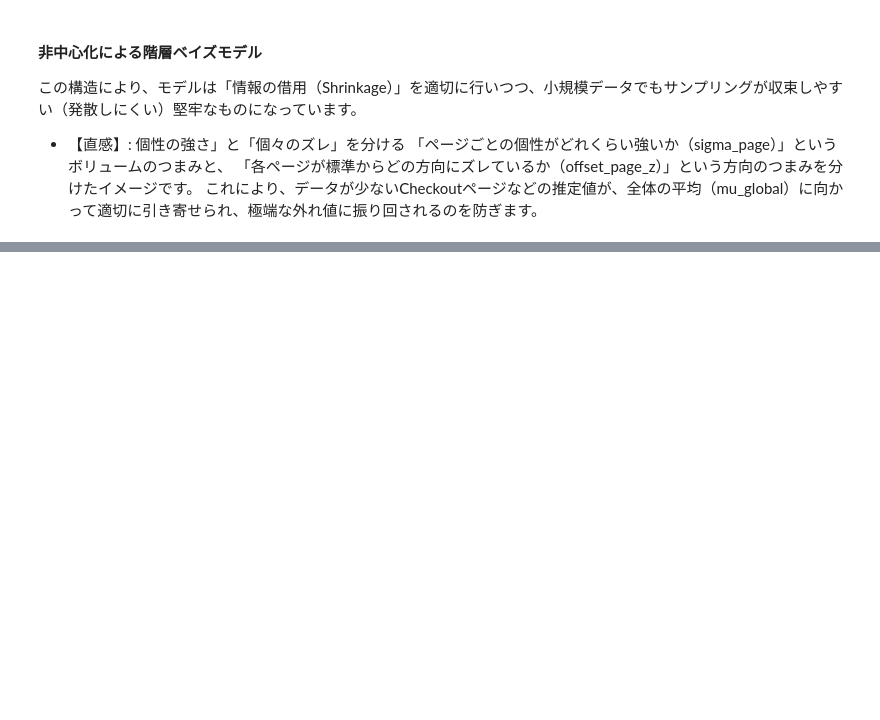
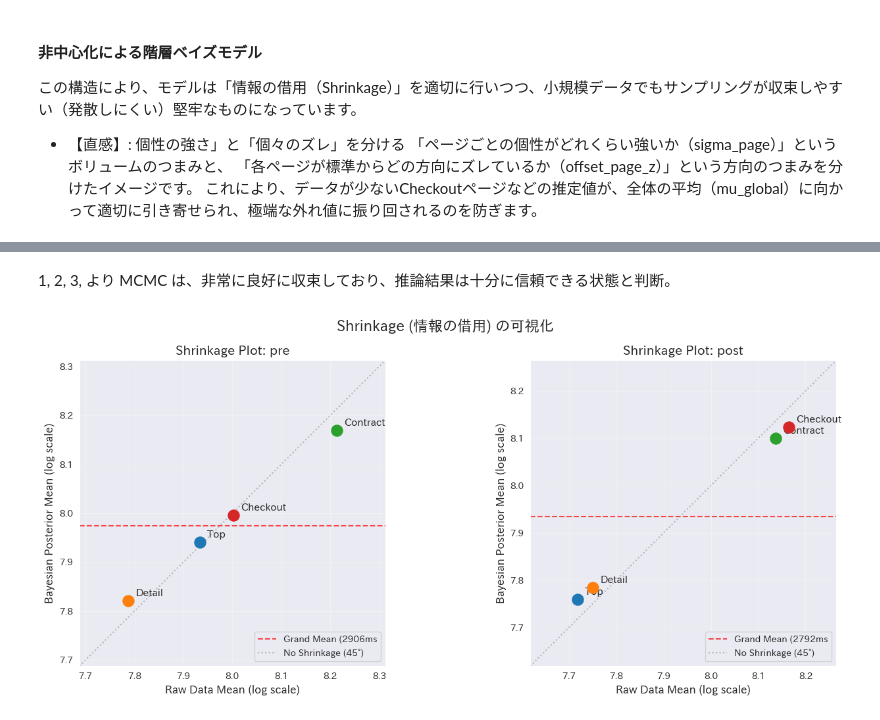
Before and after one commit to petalab-io/bayesian-iroha, a Jupyter notebook: notebooks/01_web_performance/roi_decision.ipynb, the cells around one changed output, grey strips where cells are left out. Saved outputs shown, nothing was run; the diff lists cells and outputs as text; code cells hidden in the pictures; blank space fills up the shorter version.

Commit message:
viz: Shrinkage の可視化を行う#2
情報の借用がどの程度、行われているのかイメージを掴む為。

```diff
--- a/notebooks/01_web_performance/roi_decision.ipynb
+++ b/notebooks/01_web_performance/roi_decision.ipynb
@@ -202,0 +260,64 @@ pm.model_to_graphviz(model)
+# %% [markdown]
+1, 2, 3, より MCMC は、非常に良好に収束しており、推論結果は十分に信頼できる状態と判断。
+# %%
+# --- Shrinkage (情報の借用)の可視化 ---
+
+# 1. Source-data の平均（MEL: 最尤推定に相当）
+means_raw_log = {}
+for page in pages:
+    for group in groups:
+        mask = (df["page"] == page) & (df["group"] == group)
+        means_raw_log[(page, group)] = np.log(df.loc[mask, "lcp"]).mean()
+
+# 2. 事後分布の平均（Bayes 推定値）
+mu_posterior_page = trace.posterior["mu_page"].mean(dim=["chain", "draw"])
+
+# 3. 全体の平均 (Grand Mean)
+mu_posterior_global = trace.posterior["mu_global"].mean(dim=
+                                                        ["chain", "draw"])
+
+# --- 可視化 ---
+fig, axes = plt.subplots(1, 2, figsize=(14, 6))
+colors = plt.cm.tab10.colors  # Color-Palet
+
+for i, group in enumerate(groups):
+    ax = axes[i]
+
+    # 各ページのポイント
+    for j, page in enumerate(pages):
+        # Source-data の平均（x軸） - Dict から取得
+        mean_raw = means_raw_log[(page, group)]
+
+        # Bayes推定の事後平均（y軸）
+        mean_bayes = float(mu_posterior_page.sel(page=page, group=group).values)
+
+        # Plot
+        ax.scatter(mean_raw, mean_bayes, s=150, color=colors[j], zorder=3)
+        ax.annotate(page, (mean_raw, mean_bayes), textcoords="offset points", xytext=(8, 5), fontsize=11)
+
+    # Grand Mean (全体平均)の水平線
+    mean_grand = float(mu_posterior_global.sel(group=group).values)
+    ax.axhline(mean_grand, color="red", linestyle="--", alpha=0.7, label=f"Grand Mean ({np.exp(mean_grand):.0f}ms")
+
+    # 45度線（Shrinkage なしの場合）
+    x_all = [means_raw_log[(p, group)] for p in pages]
+    y_all = [float(mu_posterior_page.sel(page=p, group=group).values) for p in pages]
+    val_min = min(x_all + y_all) - 0.1
+    val_max = max(x_all + y_all) + 0.1
+
+    ax.plot([val_min, val_max], [val_min, val_max], color="gray", linestyle=":", alpha=0.5, label="No Shrinkage (45°)")
+    ax.set_xlim(val_min, val_max)
+    ax.set_ylim(val_min, val_max)
+
+    ax.set_xlabel("Raw Data Mean (log scale)", fontsize=12)
+    ax.set_ylabel("Bayesian Posterior Mean (log scale)", fontsize=12)
+    ax.set_title(f"Shrinkage Plot: {group}", fontsize=14)
+    ax.legend(loc="lower right")
+    ax.grid(True, alpha=0.3)
+    ax.set_aspect("equal", adjustable="box")
+
+plt.suptitle("Shrinkage (情報の借用) の可視化", fontsize=16)
+plt.tight_layout()
+plt.show()
+# %% [output]
+[figure, added]
```
Also changed, not shown: parts of 16 cells of this notebook, 2 other files.
